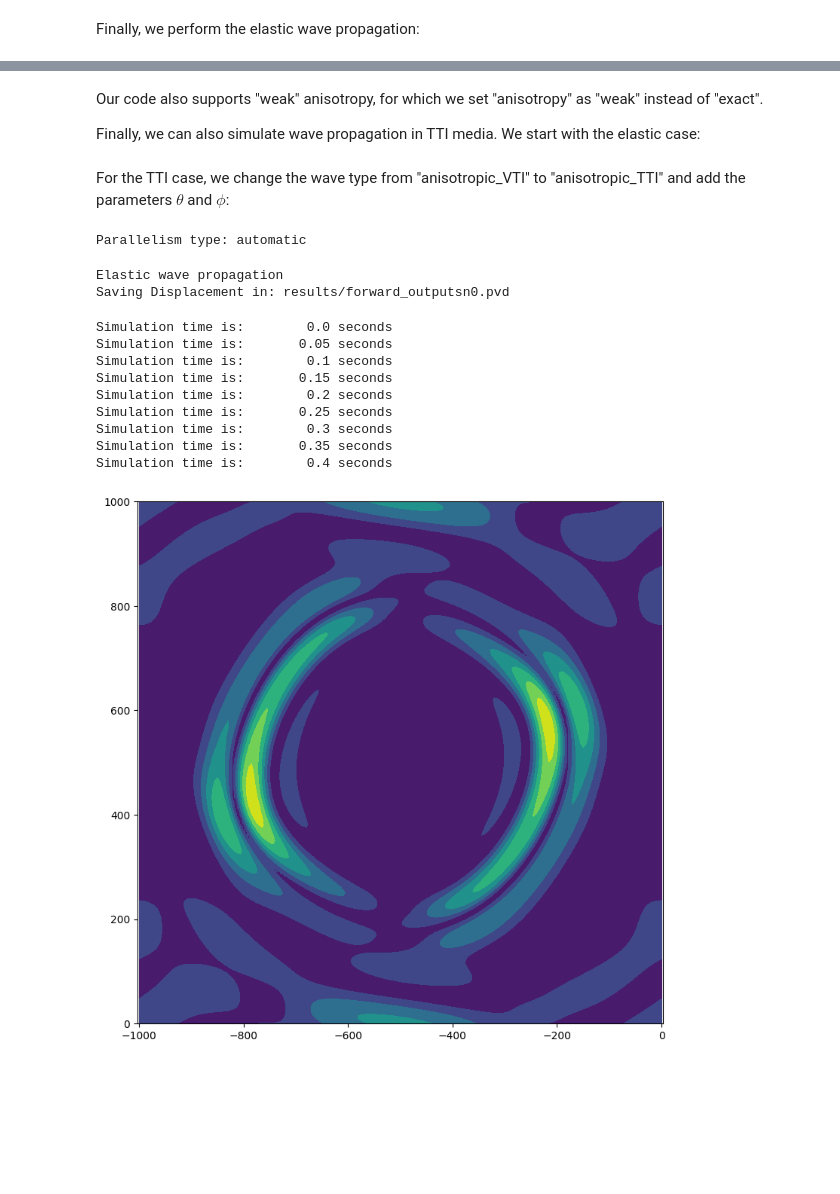
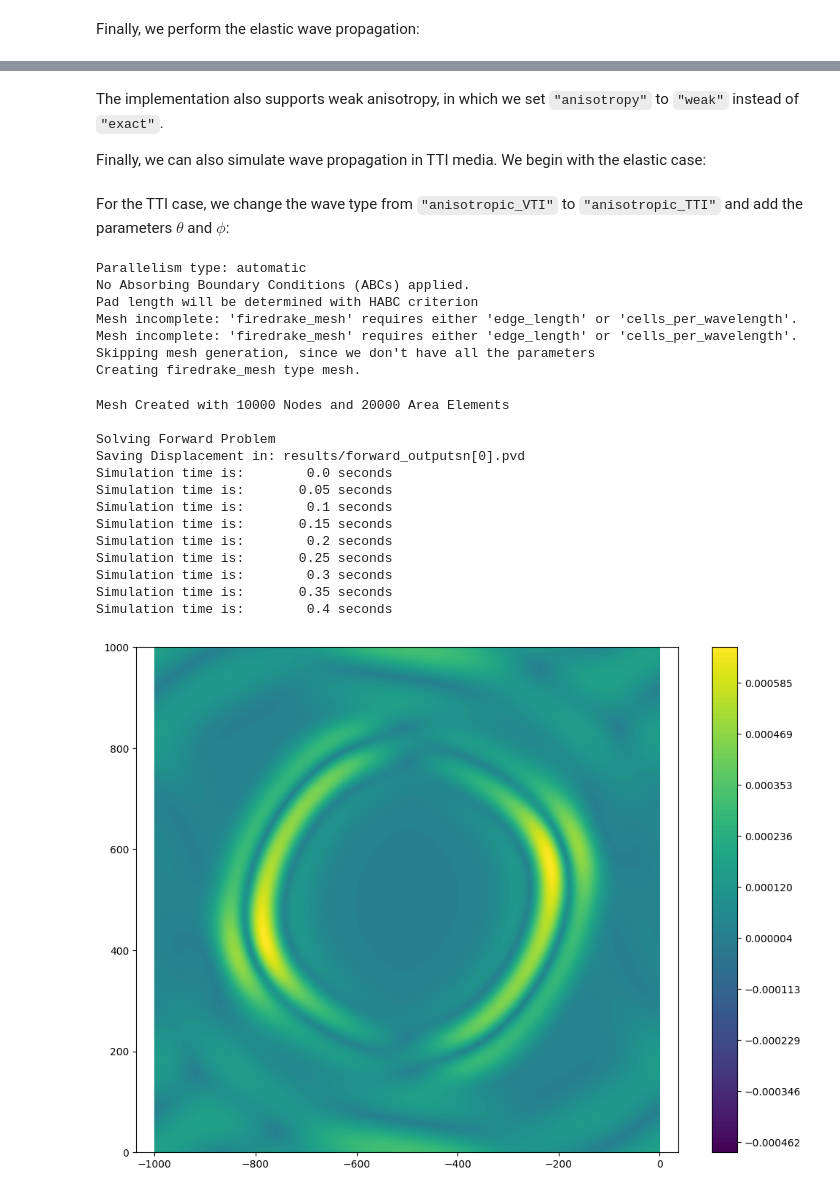
Before and after one commit to NDF-Poli-USP/spyro, a Jupyter notebook: notebook_tutorials/viscoelastic_wave_propagation.ipynb, the cells around one changed output, grey strips where cells are left out. Drawn from its saved outputs; the diff is of its cells as text; code cells hidden in the pictures; blank space fills up the shorter version.

```diff
--- a/notebook_tutorials/viscoelastic_wave_propagation.ipynb
+++ b/notebook_tutorials/viscoelastic_wave_propagation.ipynb
@@ -267,11 +353,9 @@ For this test, we add anisotropy parameters:
 # %%
-anisotropic_elastic_dictionary["wave_type"] = 'anisotropic_VTI'
-anisotropic_elastic_dictionary["anisotropy"] = {
-    'epsilon':0.3,
-    'gamma': 0.1,
-    'delta': 0.15,
-    'anisotropy': 'exact'
-}
+anisotropic_elastic_dictionary["synthetic_data"]["anisotropy"] = 'exact'
+
+anisotropic_elastic_dictionary["synthetic_data"]['epsilon'] = 0.3
+anisotropic_elastic_dictionary["synthetic_data"]['gamma'] = 0.1
+anisotropic_elastic_dictionary["synthetic_data"]['delta'] = 0.15
 # %% [markdown]
 Finally, we perform the elastic wave propagation:
 # %%
@@ -348,37 +552,58 @@ spyro.plots.plot_function(anisotropic_viscoelastic_wave.u_n)
 # %% [markdown]
-Our code also supports "weak" anisotropy, for which we set "anisotropy" as "weak" instead of "exact".
+The implementation also supports weak anisotropy, in which we set `"anisotropy"` to `"weak"` instead of `"exact"`.
 
-Finally, we can also simulate wave propagation in TTI media. We start with the elastic case:
+Finally, we can also simulate wave propagation in TTI media. We begin with the elastic case:
 # %%
 anisotropic_elastic_TTI_dictionary = anisotropic_elastic_dictionary.copy()
 # %% [markdown]
-For the TTI case, we change the wave type from "anisotropic_VTI" to "anisotropic_TTI" and add the parameters $\theta$ and $\phi$:
+For the TTI case, we change the wave type from `"anisotropic_VTI"` to `"anisotropic_TTI"` and add the parameters $\theta$ and $\phi$:
 # %%
 anisotropic_elastic_TTI_dictionary["wave_type"] = "anisotropic_TTI"
-
-anisotropic_elastic_TTI_dictionary["anisotropy"]["theta"] = 30.0
-anisotropic_elastic_TTI_dictionary["anisotropy"]["phi"] = 0.0
+anisotropic_elastic_TTI_dictionary["synthetic_data"]['theta'] = 30.0
+anisotropic_elastic_TTI_dictionary["synthetic_data"]['phi'] = 0.0
 # %%
-anisotropic_elastic_TTI_wave = spyro.IsotropicWave(anisotropic_elastic_TTI_dictionary)
+anisotropic_elastic_TTI_wave = spyro.AnisotropicTTIWave(anisotropic_elastic_TTI_dictionary)
 
-anisotropic_elastic_TTI_wave.set_mesh(mesh_parameters={"dx": dx_target, "periodic": True})
+anisotropic_elastic_TTI_wave.set_mesh(input_mesh_parameters={"edge_length": dx_target, "periodic": True})
 
 anisotropic_elastic_TTI_wave.forward_solve()
 # %% [output]
 Parallelism type: automatic
+No Absorbing Boundary Conditions (ABCs) applied.
+Pad length will be determined with HABC criterion
+Mesh incomplete: 'firedrake_mesh' requires either 'edge_length' or 'cells_per_wavelength'.
+Mesh incomplete: 'firedrake_mesh' requires either 'edge_length' or 'cells_per_wavelength'.
+Skipping mesh generation, since we don't have all the parameters
+Creating firedrake_mesh type mesh.
-Elastic wave propagation
-Saving Displacement in: results/forward_outputsn0.pvd
+Mesh Created with 10000 Nodes and 20000 Area Elements
+
+Solving Forward Problem
+Saving Displacement in: results/forward_outputsn[0].pvd
+Simulation time is:        0.0 seconds
+Simulation time is:       0.05 seconds
+Simulation time is:        0.1 seconds
+Simulation time is:       0.15 seconds
+Simulation time is:        0.2 seconds
+Simulation time is:       0.25 seconds
+Simulation time is:        0.3 seconds
+Simulation time is:       0.35 seconds
+Simulation time is:        0.4 seconds
-Simulation time is:        0.0 seconds
-Simulation time is:       0.05 seconds
-Simulation time is:        0.1 seconds
-Simulation time is:       0.15 seconds
-Simulation time is:        0.2 seconds
-Simulation time is:       0.25 seconds
-Simulation time is:        0.3 seconds
-Simulation time is:       0.35 seconds
-Simulation time is:        0.4 seconds
 # %%
-spyro.plots.plot_function(anisotropic_elastic_TTI_wave.u_n)
+vmin = np.min(anisotropic_elastic_TTI_wave.u_n.dat.data)
+vmax = np.max(anisotropic_elastic_TTI_wave.u_n.dat.data)
+
+fig = plt.figure(figsize=(12, 9))
+axes = fig.add_subplot(111)
+levels = np.linspace(vmin, vmax, 100)
+contours = tricontourf(
+        anisotropic_elastic_TTI_wave.u_n,
+        axes=axes,
+        levels=levels,
+        vmin=vmin,
+        vmax=vmax
+    )
+axes.axis('equal')
+cbar = plt.colorbar(contours, ax=axes)
 # %% [output]
-[figure, old version]
+[figure, new version]
 # %% [markdown]
```
Also changed, not shown: parts of 38 cells of this notebook, 2 other files.
